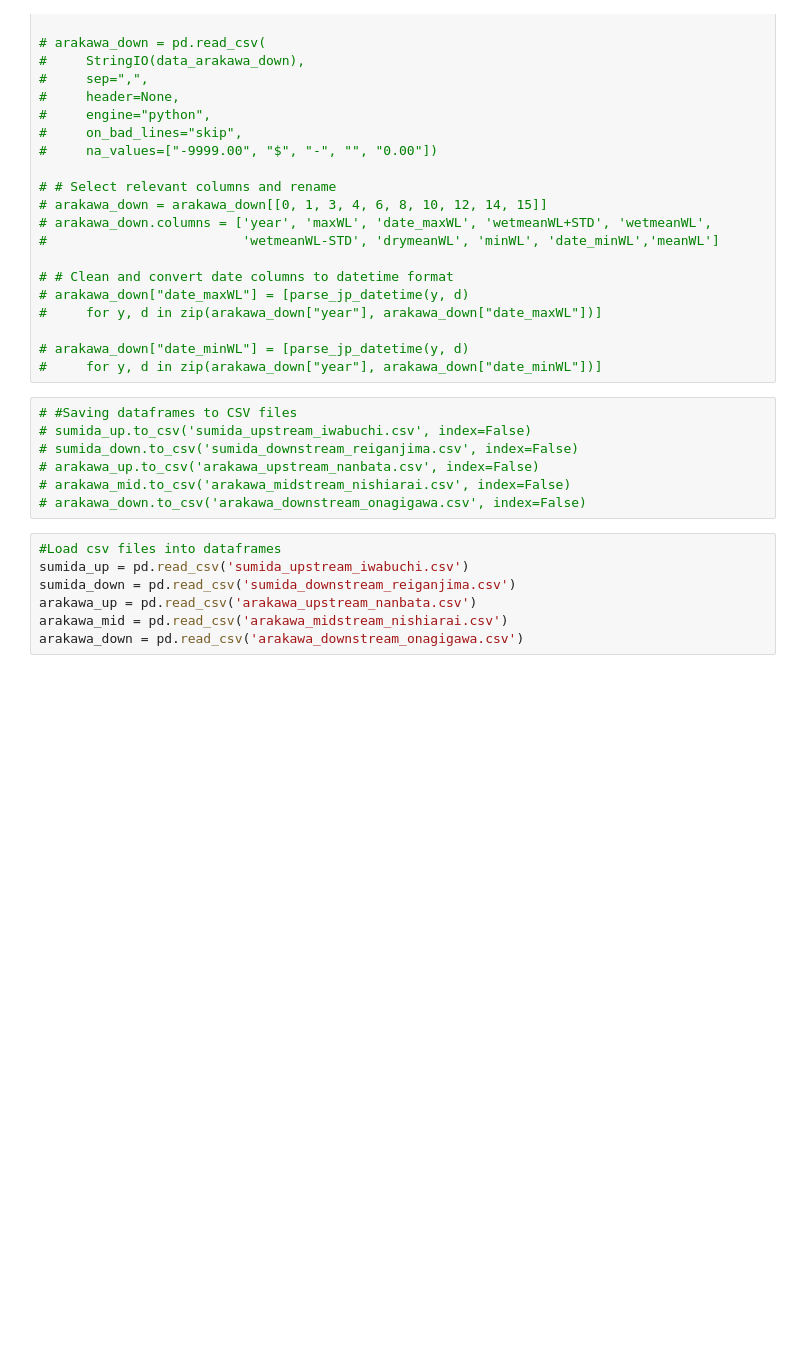
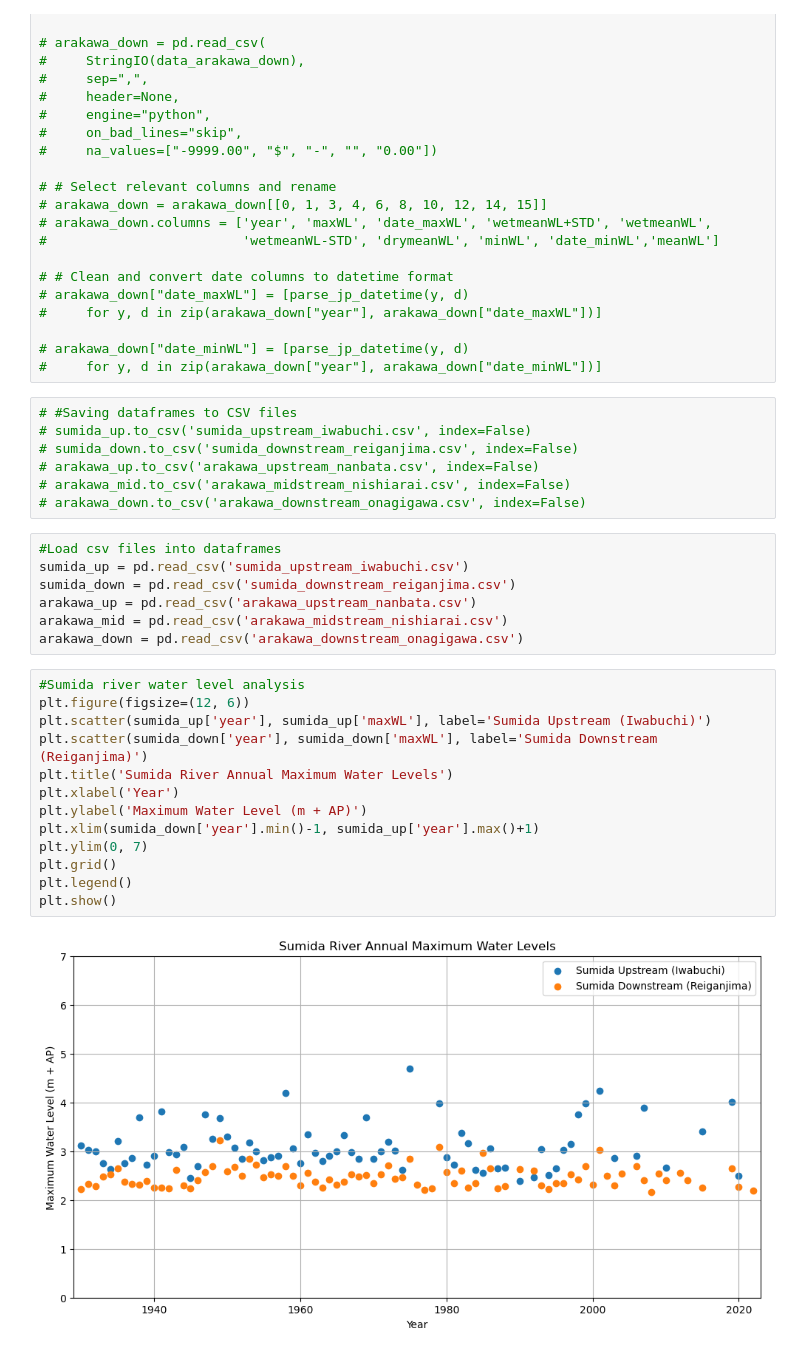
Before and after one commit to foozdemiroglu-gif/MP411-Tokyo, a Jupyter notebook: Hydraulic_analysis.ipynb, the cells around one changed output. Cells and saved outputs as stored; diff of their text form; blank space fills up the shorter version.

```diff
--- a/Hydraulic_analysis.ipynb
+++ b/Hydraulic_analysis.ipynb
@@ -243,3 +225,18 @@ sumida_down = pd.read_csv('sumida_downstream_reiganjima.csv')
 arakawa_up = pd.read_csv('arakawa_upstream_nanbata.csv')
 arakawa_mid = pd.read_csv('arakawa_midstream_nishiarai.csv')
 arakawa_down = pd.read_csv('arakawa_downstream_onagigawa.csv')
+# %%
+#Sumida river water level analysis
+plt.figure(figsize=(12, 6))
+plt.scatter(sumida_up['year'], sumida_up['maxWL'], label='Sumida Upstream (Iwabuchi)')
+plt.scatter(sumida_down['year'], sumida_down['maxWL'], label='Sumida Downstream (Reiganjima)')
+plt.title('Sumida River Annual Maximum Water Levels')
+plt.xlabel('Year')
+plt.ylabel('Maximum Water Level (m + AP)')
+plt.xlim(sumida_down['year'].min()-1, sumida_up['year'].max()+1)
+plt.ylim(0, 7)
+plt.grid()
+plt.legend()
+plt.show()
+# %% [output]
+[figure, added]
```
Also changed, not shown: parts of 6 cells of this notebook, 1 other file.
